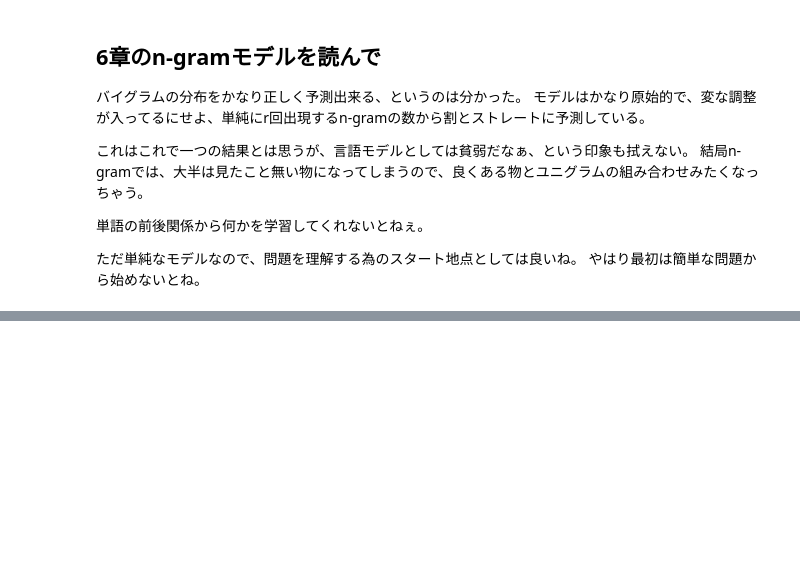
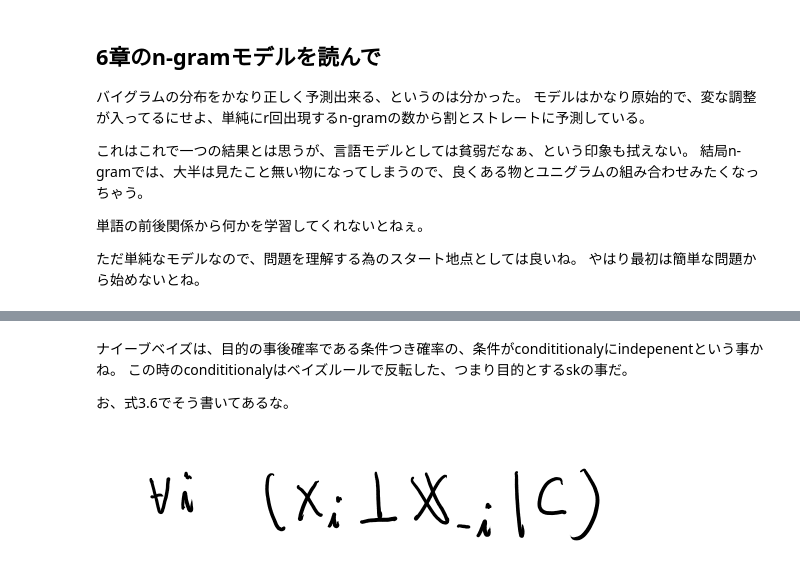
Before and after one commit to karino2/karino2.github.io, a Jupyter notebook: ipynb/2018-11-07-195900.ipynb, the cells around one changed output, grey strips where cells are left out. Cells and saved outputs as stored; diff of their text form; code cells hidden in the pictures; blank space fills up the shorter version.

```diff
--- a/ipynb/2018-11-07-195900.ipynb
+++ b/ipynb/2018-11-07-195900.ipynb
@@ -577,0 +603,9 @@ n-gramの洗練されたモデルにより、perplexityが240という洗練し
+# %% [markdown]
+ナイーブベイズは、目的の事後確率である条件つき確率の、条件がcondititionalyにindepenentという事かね。
+この時のcondititionalyはベイズルールで反転した、つまり目的とするskの事だ。
+
+お、式3.6でそう書いてあるな。
+# %%
+MeatPieImage()
+# %% [output]
+[figure, added]
```
Also changed, not shown: parts of 10 cells of this notebook.
